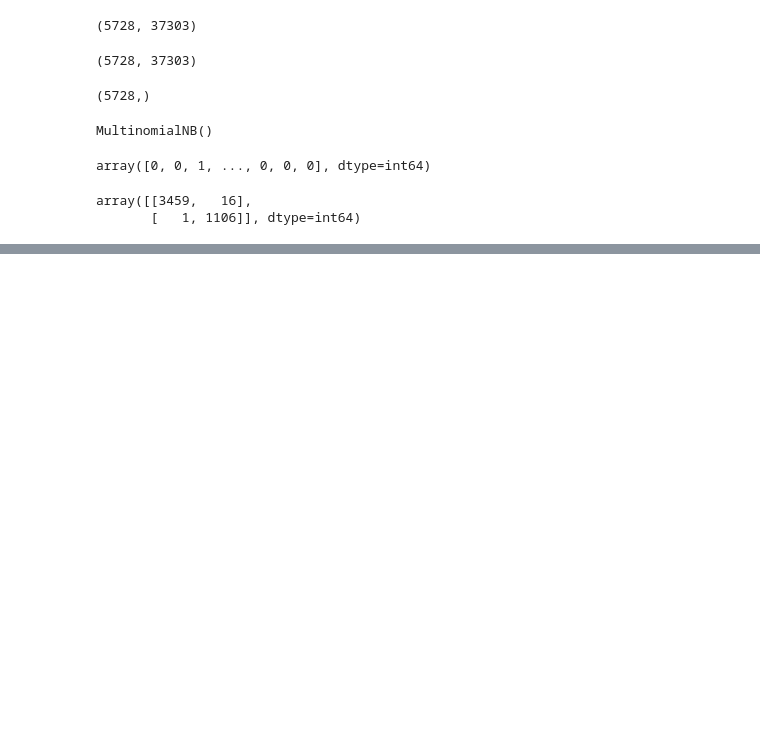
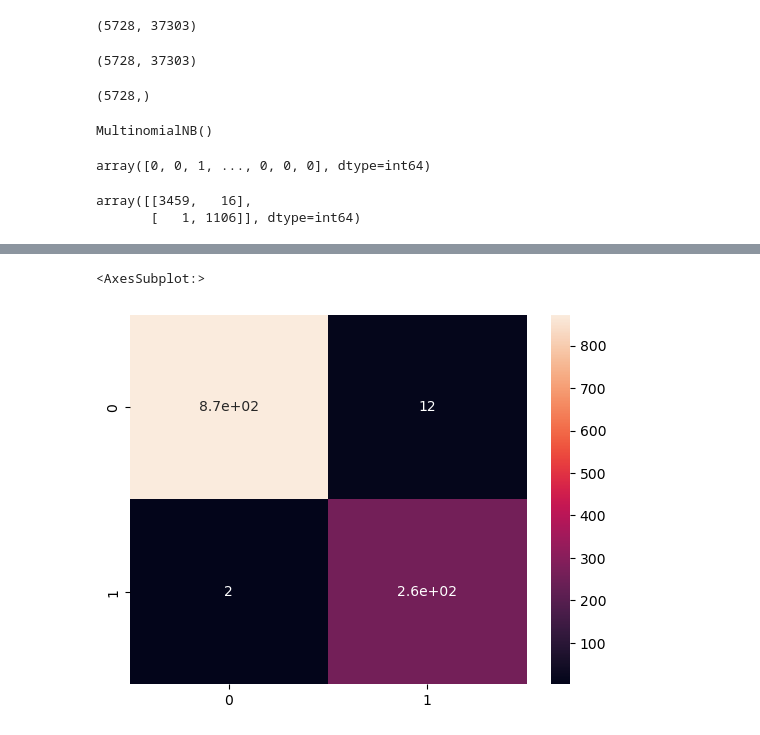
Before and after one commit to gurubalan077/4-SEM-Fils, a Jupyter notebook: Email-Scam-Det.ipynb, the cells around one changed output, grey strips where cells are left out. Saved outputs shown, nothing was run; the diff lists cells and outputs as text; code cells hidden in the pictures; blank space fills up the shorter version.

```diff
--- a/Email-Scam-Det.ipynb
+++ b/Email-Scam-Det.ipynb
@@ -145,0 +163,5 @@ array([[3459,   16],
+# %%
+sns.heatmap(cm1,annot = True)
+# %% [output]
+<AxesSubplot:>
+[figure, added]
```
Also changed, not shown: parts of 5 cells of this notebook.
